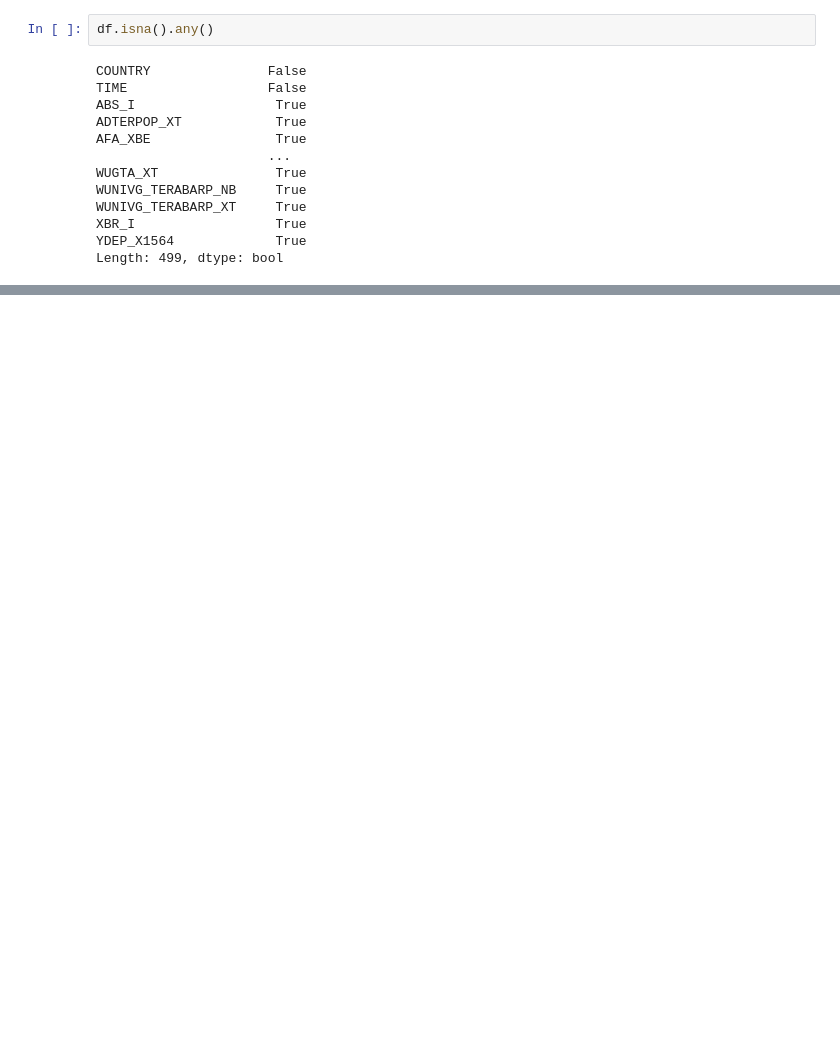
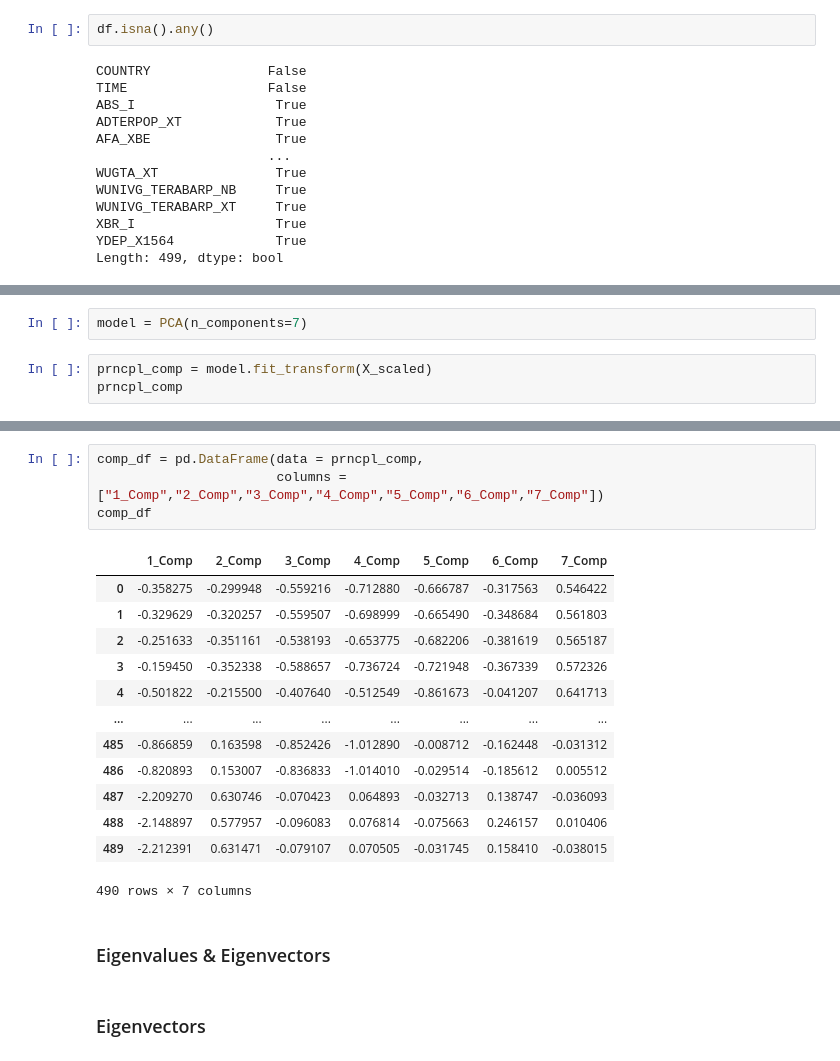
Before and after one commit to enginabdan/1_Github, a Jupyter notebook: 2_ProjectsMine/8_Science_Technology_World_2006-2015/1_Science_Technology_(PCA).ipynb, the cells around one changed output, grey strips where cells are left out. Drawn from its saved outputs; the diff is of its cells as text; blank space fills up the shorter version.

```diff
--- a/2_ProjectsMine/8_Science_Technology_World_2006-2015/1_Science_Technology_(PCA).ipynb
+++ b/2_ProjectsMine/8_Science_Technology_World_2006-2015/1_Science_Technology_(PCA).ipynb
@@ -139,0 +405,5 @@ print(len(remain_list))
+# %%
+model = PCA(n_components=7)
+# %%
+prncpl_comp = model.fit_transform(X_scaled)
+prncpl_comp
@@ -139,0 +424,22 @@ print(len(remain_list))
+# %%
+comp_df = pd.DataFrame(data = prncpl_comp,
+                       columns = ["1_Comp","2_Comp","3_Comp","4_Comp","5_Comp","6_Comp","7_Comp"])
+comp_df
+# %% [output]
+|  | 1_Comp | 2_Comp | 3_Comp | 4_Comp | 5_Comp | 6_Comp | 7_Comp |
+| 0 | -0.358275 | -0.299948 | -0.559216 | -0.712880 | -0.666787 | -0.317563 | 0.546422 |
+| 1 | -0.329629 | -0.320257 | -0.559507 | -0.698999 | -0.665490 | -0.348684 | 0.561803 |
+| 2 | -0.251633 | -0.351161 | -0.538193 | -0.653775 | -0.682206 | -0.381619 | 0.565187 |
+| 3 | -0.159450 | -0.352338 | -0.588657 | -0.736724 | -0.721948 | -0.367339 | 0.572326 |
+| 4 | -0.501822 | -0.215500 | -0.407640 | -0.512549 | -0.861673 | -0.041207 | 0.641713 |
+| ... | ... | ... | ... | ... | ... | ... | ... |
+| 485 | -0.866859 | 0.163598 | -0.852426 | -1.012890 | -0.008712 | -0.162448 | -0.031312 |
+| 486 | -0.820893 | 0.153007 | -0.836833 | -1.014010 | -0.029514 | -0.185612 | 0.005512 |
+| 487 | -2.209270 | 0.630746 | -0.070423 | 0.064893 | -0.032713 | 0.138747 | -0.036093 |
+| 488 | -2.148897 | 0.577957 | -0.096083 | 0.076814 | -0.075663 | 0.246157 | 0.010406 |
+| 489 | -2.212391 | 0.631471 | -0.079107 | 0.070505 | -0.031745 | 0.158410 | -0.038015 |
+490 rows × 7 columns
+# %% [markdown]
+### Eigenvalues & Eigenvectors
+# %% [markdown]
+### Eigenvectors
```
Also changed, not shown: parts of 46 cells of this notebook, 1 other file.
